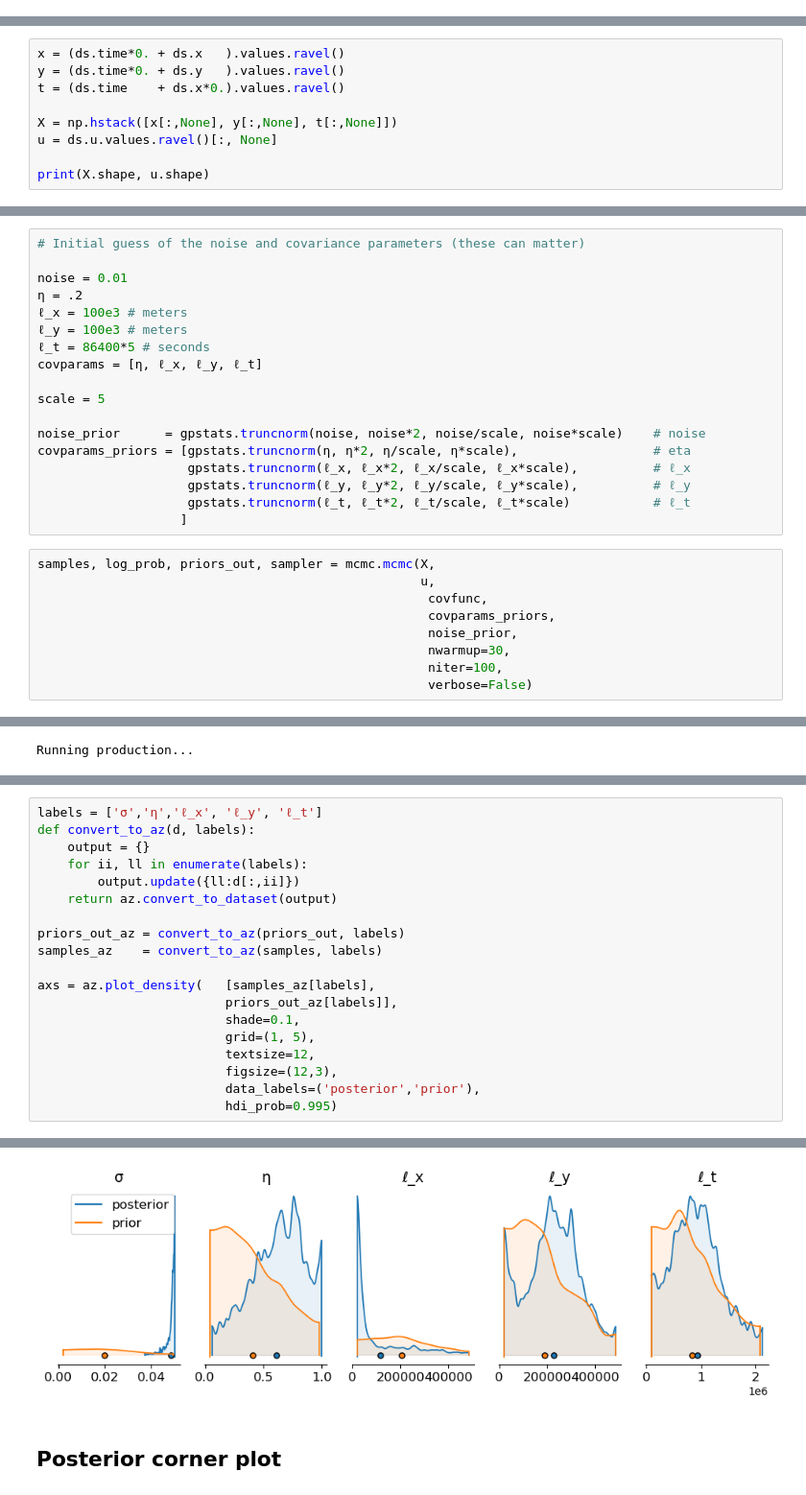
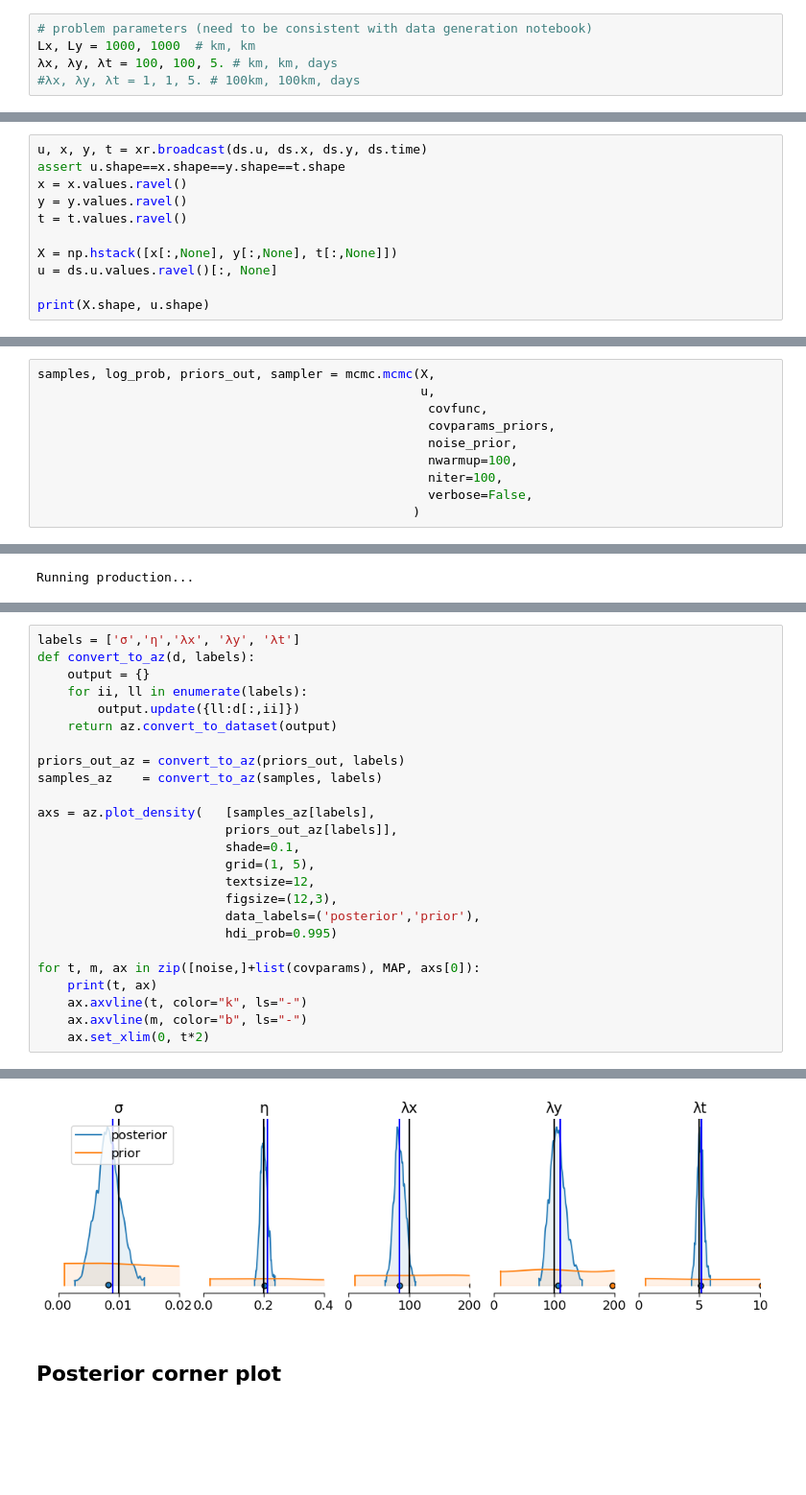
Before and after one commit to ahmaddroobi99/nwa, a Jupyter notebook: stats/drifter_3D_inference.ipynb, the cells around one changed output, grey strips where cells are left out. Shown at 96% size. Saved outputs shown, nothing was run; the diff lists cells and outputs as text; blank space fills up the shorter version.

```diff
--- a/stats/drifter_3D_inference.ipynb
+++ b/stats/drifter_3D_inference.ipynb
@@ -16,6 +19,11 @@ import corner
 import arviz as az
 # %% [markdown]
 ## Define kernels
+# %%
+# problem parameters (need to be consistent with data generation notebook)
+Lx, Ly = 1000, 1000  # km, km
+λx, λy, λt = 100, 100, 5. # km, km, days
+#λx, λy, λt = 1, 1, 5. # 100km, 100km, days
 # %%
 def kernel_3d(x, xpr, params):
     """
@@ -69,7 +140,9 @@ ds.u.plot(hue="trajectory")
 # %%
-x = (ds.time*0. + ds.x   ).values.ravel()
-y = (ds.time*0. + ds.y   ).values.ravel()
-t = (ds.time    + ds.x*0.).values.ravel()
+u, x, y, t = xr.broadcast(ds.u, ds.x, ds.y, ds.time)
+assert u.shape==x.shape==y.shape==t.shape
+x = x.values.ravel()
+y = y.values.ravel()
+t = t.values.ravel()
 
 X = np.hstack([x[:,None], y[:,None], t[:,None]])
 u = ds.u.values.ravel()[:, None]
@@ -80,30 +153,13 @@ print(X.shape, u.shape)
-# %%
-# Initial guess of the noise and covariance parameters (these can matter)
-
-noise = 0.01
-η = .2
-ℓ_x = 100e3 # meters
-ℓ_y = 100e3 # meters
-ℓ_t = 86400*5 # seconds
-covparams = [η, ℓ_x, ℓ_y, ℓ_t]
-
-scale = 5
-
-noise_prior      = gpstats.truncnorm(noise, noise*2, noise/scale, noise*scale)    # noise
-covparams_priors = [gpstats.truncnorm(η, η*2, η/scale, η*scale),                  # eta
-                    gpstats.truncnorm(ℓ_x, ℓ_x*2, ℓ_x/scale, ℓ_x*scale),          # ℓ_x
-                    gpstats.truncnorm(ℓ_y, ℓ_y*2, ℓ_y/scale, ℓ_y*scale),          # ℓ_y
-                    gpstats.truncnorm(ℓ_t, ℓ_t*2, ℓ_t/scale, ℓ_t*scale)           # ℓ_t
-                   ]
 # %%
 samples, log_prob, priors_out, sampler = mcmc.mcmc(X,
                                                    u,
                                                     covfunc,
                                                     covparams_priors,
                                                     noise_prior,
-                                                    nwarmup=30,
+                                                    nwarmup=100,
                                                     niter=100,
-                                                    verbose=False)
+                                                    verbose=False,
+                                                  )
 # %% [output]
 Running burn-in...
 Running production...
@@ -129,5 +185,5 @@ Noise (true): 0.01,  Noise (mcmc): 0.05
 # %%
-labels = ['σ','η','ℓ_x', 'ℓ_y', 'ℓ_t']
+labels = ['σ','η','λx', 'λy', 'λt']
 def convert_to_az(d, labels):
     output = {}
     for ii, ll in enumerate(labels):
@@ -145,4 +201,10 @@ axs = az.plot_density(   [samples_az[labels],
                          figsize=(12,3),
                          data_labels=('posterior','prior'),
                          hdi_prob=0.995)
+
+for t, m, ax in zip([noise,]+list(covparams), MAP, axs[0]):
+    print(t, ax)
+    ax.axvline(t, color="k", ls="-")
+    ax.axvline(m, color="b", ls="-")
+    ax.set_xlim(0, t*2)
 # %% [output]
@@ -149,4 +216,4 @@ axs = az.plot_density(   [samples_az[labels],
-[figure, old version]
+[figure, new version]
 # %% [markdown]
 ## Posterior corner plot
 # %%
```
Also changed, not shown: parts of 32 cells of this notebook, 3 other files.
